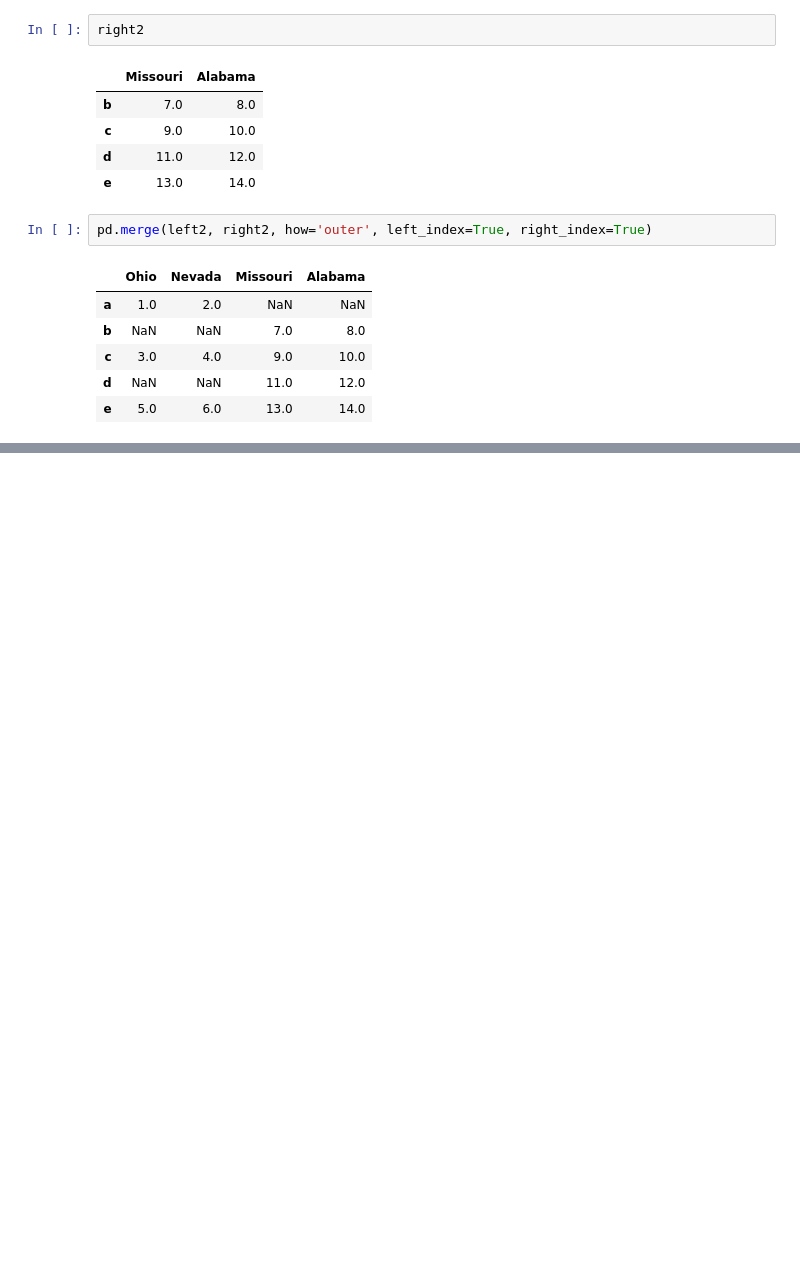
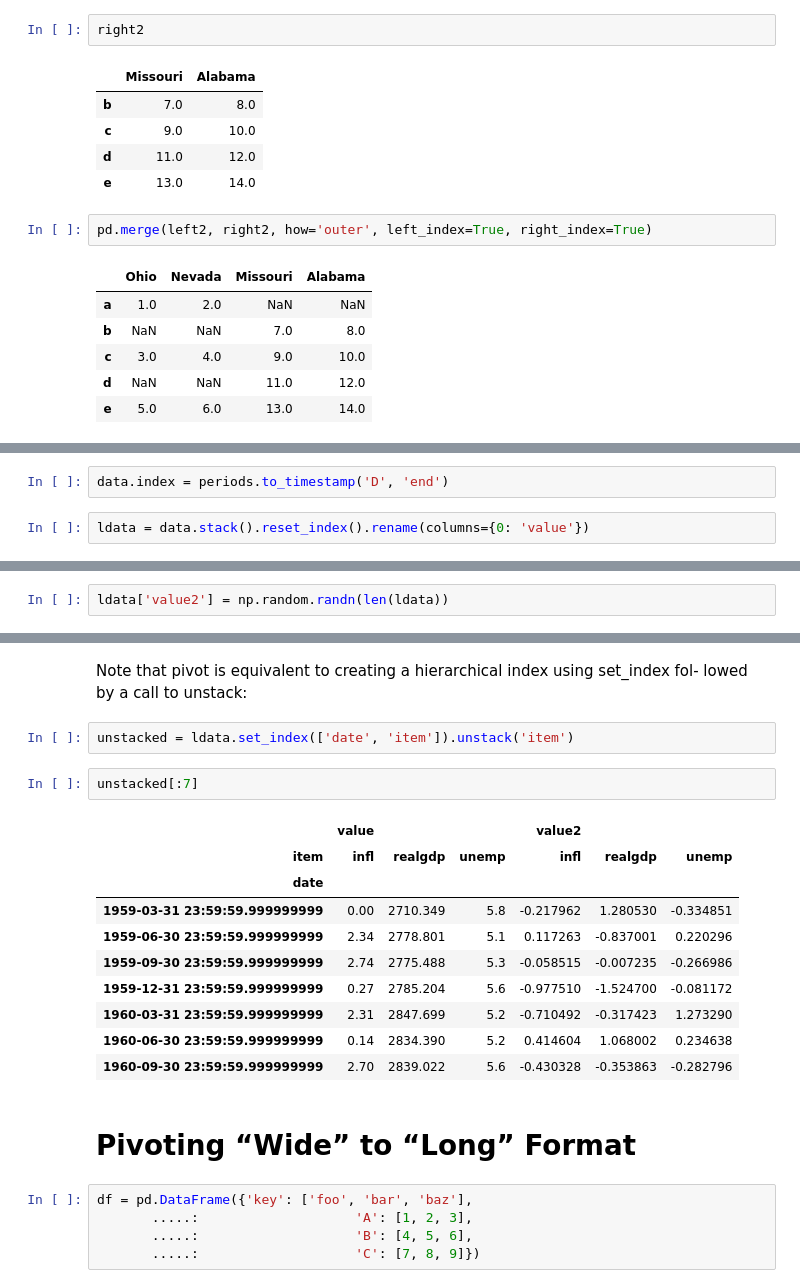
Before and after one commit to AllenChung6/WesWrangling, a Jupyter notebook: Chapter8WorkAlong.ipynb, the cells around one changed output, grey strips where cells are left out. Saved outputs shown, nothing was run; the diff lists cells and outputs as text; blank space fills up the shorter version.

```diff
--- a/Chapter8WorkAlong.ipynb
+++ b/Chapter8WorkAlong.ipynb
@@ -592,0 +1115,4 @@ pd.merge(left2, right2, how='outer', left_index=True, right_index=True)
+# %%
+data.index = periods.to_timestamp('D', 'end')
+# %%
+ldata = data.stack().reset_index().rename(columns={0: 'value'})
@@ -592,0 +1158,2 @@ pd.merge(left2, right2, how='outer', left_index=True, right_index=True)
+# %%
+ldata['value2'] = np.random.randn(len(ldata))
@@ -592,0 +1198,24 @@ pd.merge(left2, right2, how='outer', left_index=True, right_index=True)
+# %% [markdown]
+Note that pivot is equivalent to creating a hierarchical index using set_index fol‐ lowed by a call to unstack:
+# %%
+unstacked = ldata.set_index(['date', 'item']).unstack('item')
+# %%
+unstacked[:7]
+# %% [output]
+|  | value |  |  | value2 |  |  |
+| item | infl | realgdp | unemp | infl | realgdp | unemp |
+| date |  |  |  |  |  |  |
+| 1959-03-31 23:59:59.999999999 | 0.00 | 2710.349 | 5.8 | -0.217962 | 1.280530 | -0.334851 |
+| 1959-06-30 23:59:59.999999999 | 2.34 | 2778.801 | 5.1 | 0.117263 | -0.837001 | 0.220296 |
+| 1959-09-30 23:59:59.999999999 | 2.74 | 2775.488 | 5.3 | -0.058515 | -0.007235 | -0.266986 |
+| 1959-12-31 23:59:59.999999999 | 0.27 | 2785.204 | 5.6 | -0.977510 | -1.524700 | -0.081172 |
+| 1960-03-31 23:59:59.999999999 | 2.31 | 2847.699 | 5.2 | -0.710492 | -0.317423 | 1.273290 |
+| 1960-06-30 23:59:59.999999999 | 0.14 | 2834.390 | 5.2 | 0.414604 | 1.068002 | 0.234638 |
+| 1960-09-30 23:59:59.999999999 | 2.70 | 2839.022 | 5.6 | -0.430328 | -0.353863 | -0.282796 |
+# %% [markdown]
+# Pivoting “Wide” to “Long” Format
+# %%
+df = pd.DataFrame({'key': ['foo', 'bar', 'baz'],
+       .....:                    'A': [1, 2, 3],
+       .....:                    'B': [4, 5, 6],
+       .....:                    'C': [7, 8, 9]})
```
Also changed, not shown: parts of 128 cells of this notebook.
